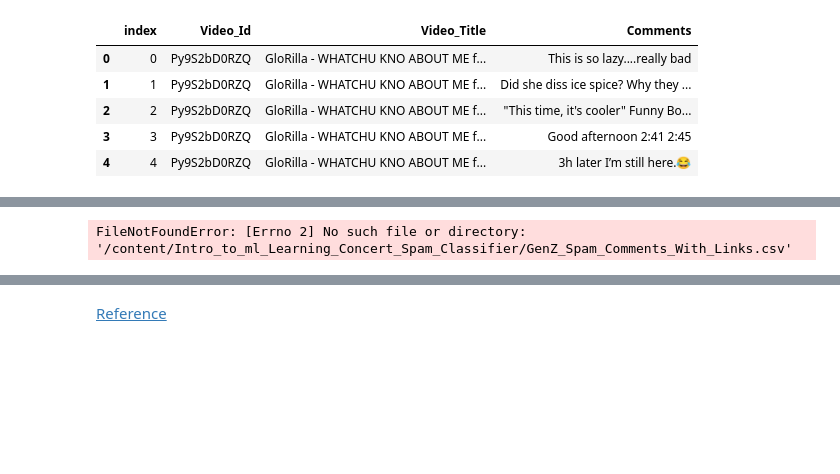
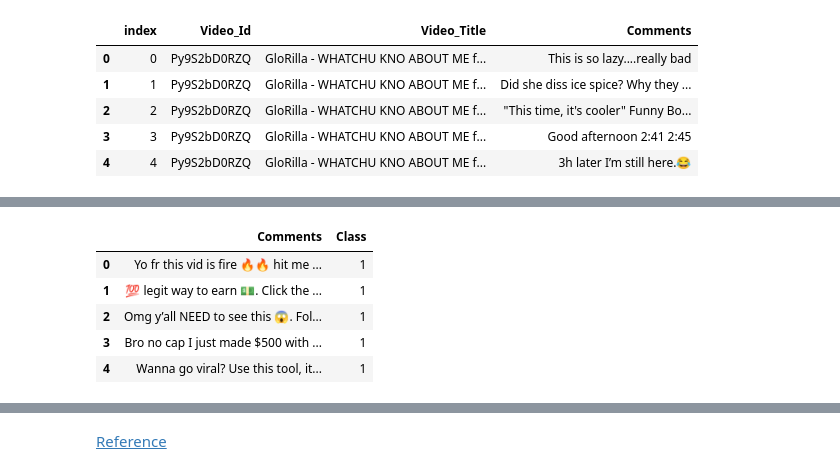
Before and after one commit to KHJKHJKKKHHHJJJ/Intro_to_ml_Learning_Concert_Spam_Classifier, a Jupyter notebook: intro_Ml_project.ipynb, the cells around one changed output, grey strips where cells are left out. Cells and saved outputs as stored; diff of their text form; code cells hidden in the pictures; blank space fills up the shorter version.

```diff
--- a/intro_Ml_project.ipynb
+++ b/intro_Ml_project.ipynb
@@ -497,10 +575,15 @@ NameError: name 'df2' is not defined
 # %%
-df3 = pd.read_csv('/content/Intro_to_ml_Learning_Concert_Spam_Classifier/GenZ_Spam_Comments_With_Links.csv')
+df3 = pd.read_csv('Intro_to_ml_Learning_Concert_Spam_Classifier-main/GenZ_Spam_Comments_With_Links.csv')
 df3.columns = ['Comments']
 df3['Class'] = [1] * len(df3)
 df3.head()
 # %% [output]
-FileNotFoundError: [Errno 2] No such file or directory: '/content/Intro_to_ml_Learning_Concert_Spam_Classifier/GenZ_Spam_Comments_With_Links.csv'
+|  | Comments | Class |
+| 0 | Yo fr this vid is fire 🔥🔥 hit me ... | 1 |
+| 1 | 💯 legit way to earn 💵. Click the ... | 1 |
+| 2 | Omg y’all NEED to see this 😱. Fol... | 1 |
+| 3 | Bro no cap I just made $500 with ... | 1 |
+| 4 | Wanna go viral? Use this tool, it... | 1 |
 # %%
 df1.columns = df2.columns
 concated = pd.concat([df1, df2, df3], axis = 0)
```
Also changed, not shown: parts of 35 cells of this notebook.
